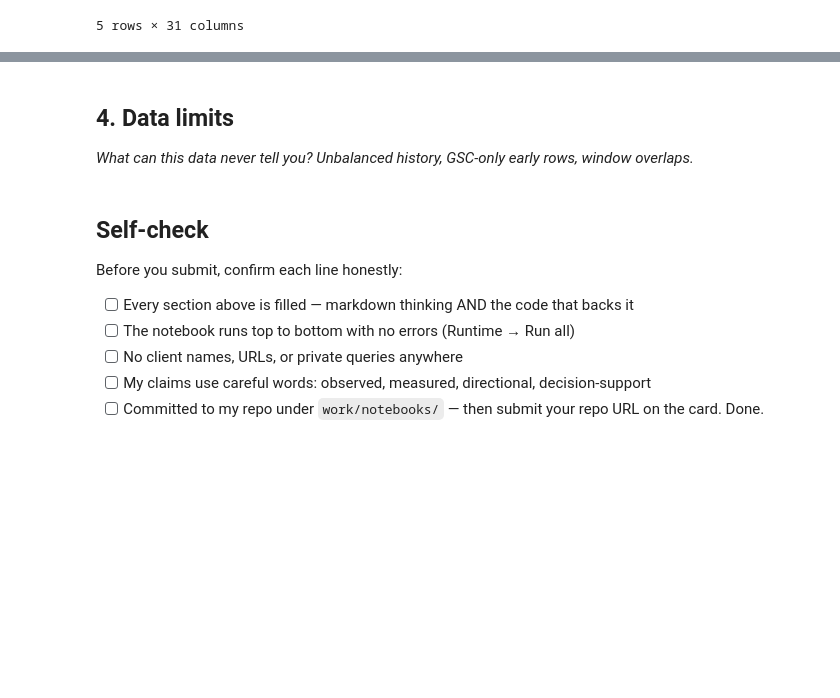
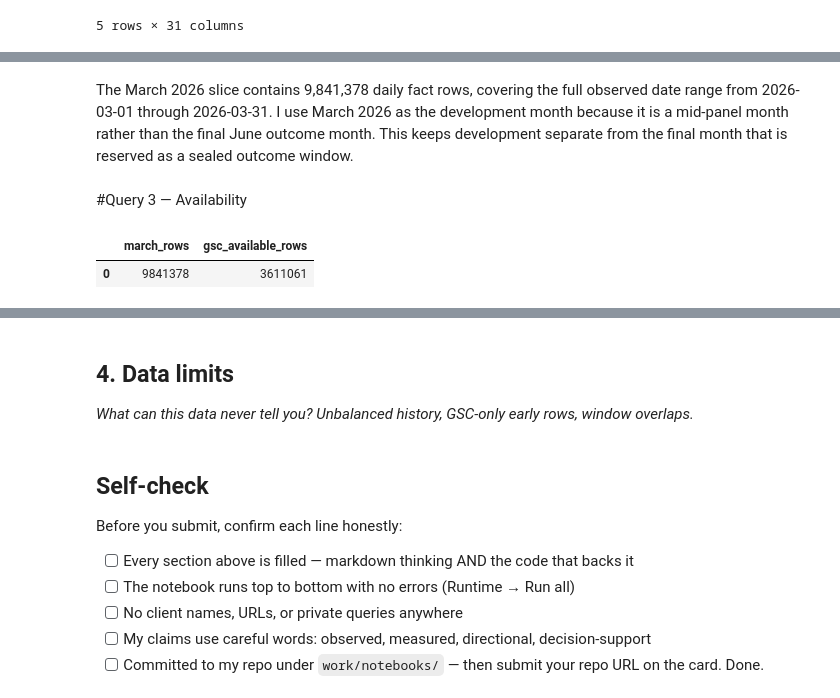
Before and after one commit to tayyba6/ML_Internship, a Jupyter notebook: work/notebooks/w03_data_contract.ipynb, the cells around one changed output, grey strips where cells are left out. Saved outputs shown, nothing was run; the diff lists cells and outputs as text; code cells hidden in the pictures; blank space fills up the shorter version.

```diff
--- a/work/notebooks/w03_data_contract.ipynb
+++ b/work/notebooks/w03_data_contract.ipynb
@@ -127,0 +145,20 @@ KeyError: 'HF_TOKEN'
+# %% [markdown]
+The March 2026 slice contains 9,841,378 daily fact rows, covering the full observed date range from 2026-03-01 through 2026-03-31.
+I use March 2026 as the development month because it is a mid-panel month rather than the final June outcome month. This keeps development separate from the final month that is reserved as a sealed outcome window.
+# %% [markdown]
+#Query 3 — Availability
+# %%
+q3 = con.sql(f"""
+    SELECT
+        COUNT(*) AS march_rows,
+        COUNT(*) FILTER (
+            WHERE gsc_data_available IS TRUE
+        ) AS gsc_available_rows
+    FROM read_parquet('{FACT}')
+    WHERE month = '2026-03'
+""").df()
+
+q3
+# %% [output]
+|  | march_rows | gsc_available_rows |
+| 0 | 9841378 | 3611061 |
```
Also changed, not shown: parts of 8 cells of this notebook.
